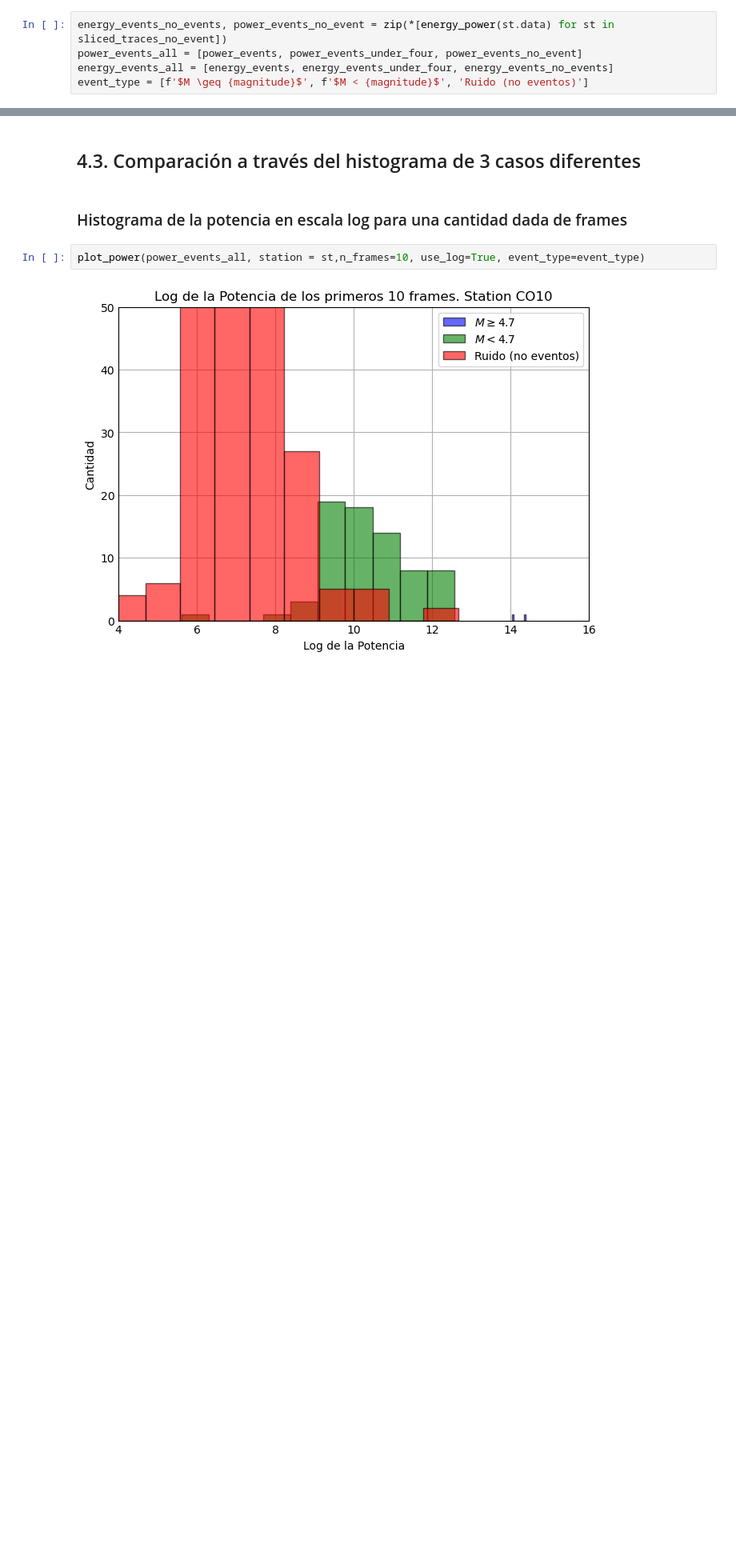
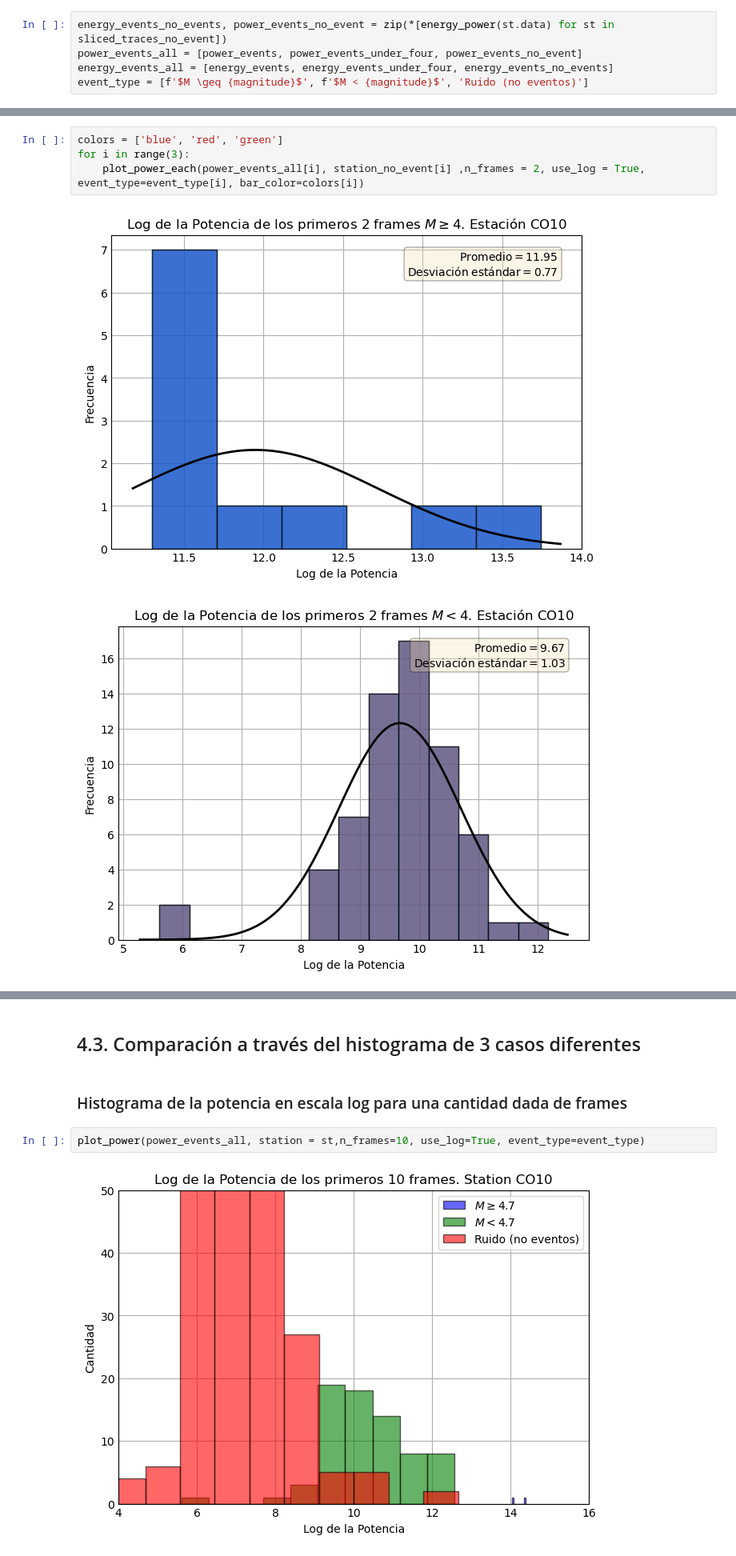
Before and after one commit to simonvidal99/Trigger, a Jupyter notebook: energy.ipynb, the cells around one changed output, grey strips where cells are left out. Shown at 80% size. Cells and saved outputs as stored; diff of their text form; blank space fills up the shorter version.

```diff
--- a/energy.ipynb
+++ b/energy.ipynb
@@ -436,0 +424,7 @@ plot_power_each(power_events_no_event, station_no_event[0] ,n_frames = 10, use_l
+# %%
+colors = ['blue', 'red', 'green']
+for i in range(3):
+    plot_power_each(power_events_all[i], station_no_event[i] ,n_frames = 2, use_log = True, event_type=event_type[i], bar_color=colors[i])
+# %% [output]
+[figure, added]
+[figure, added]
```
Also changed, not shown: parts of 8 cells of this notebook, 12 other files.
